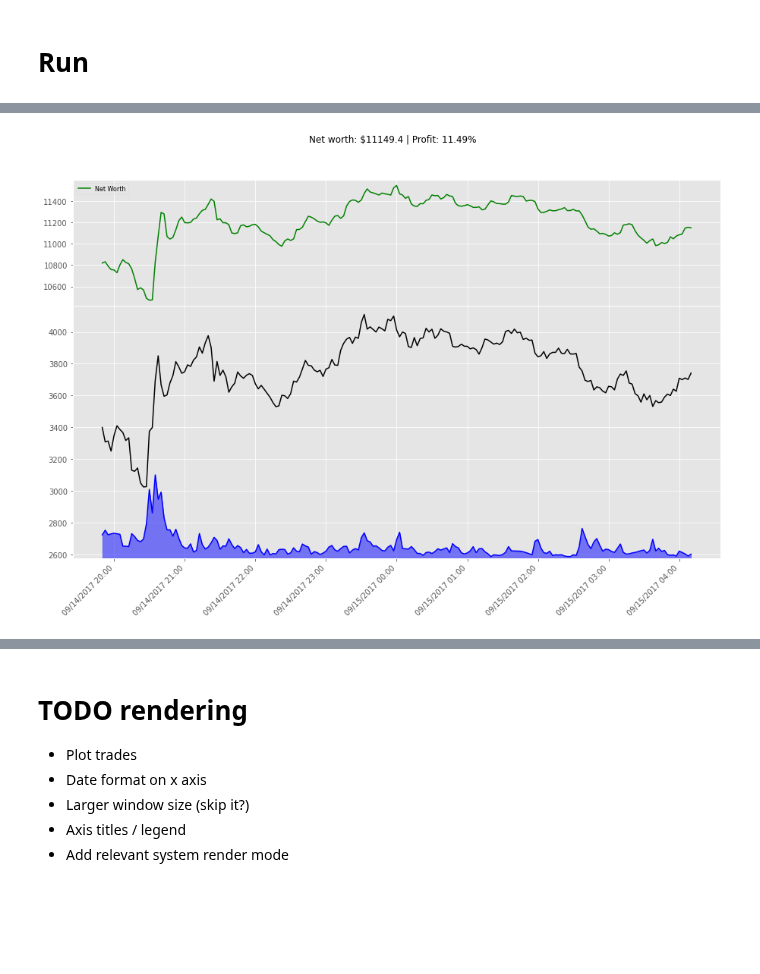
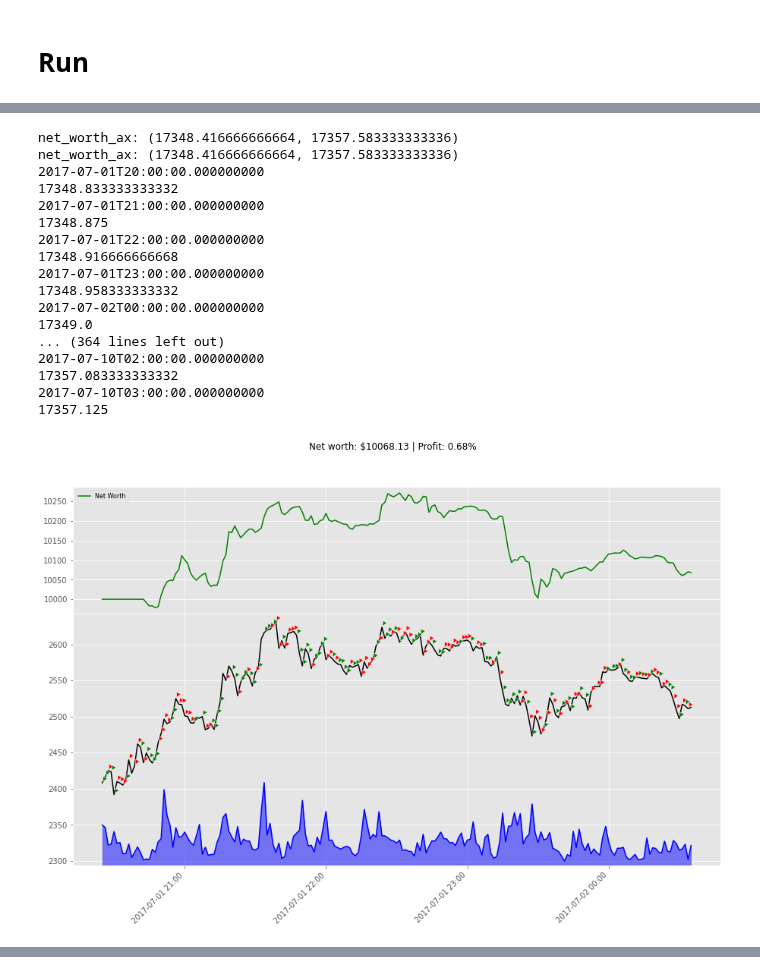
Before and after one commit to perjonasam/dunderbot, a Jupyter notebook: Playground.ipynb, the cells around one changed output, grey strips where cells are left out. Drawn from its saved outputs; the diff is of its cells as text; code cells hidden in the pictures; blank space fills up the shorter version.

Commit message:
Improved perf plot: now plots trades. found mismatch between lines and x-axis

```diff
--- a/Playground.ipynb
+++ b/Playground.ipynb
@@ -55,5 +55,5 @@ If you depend on functionality not listed there, please file an issue.
 %%time
 df = load.load_OHLC_data()
 env = run.preprocess(df=df)
-model = run.train(env=env, total_timesteps=100000)
+model = run.train(env=env, total_timesteps=10000)
 # %% [output]
@@ -77,5 +77,22 @@ Wall time: 5min 2s
 # %%
 %%time
-run.predict(env=env, model=model, total_timesteps=2000, rendermode='human')
+run.predict(env=env, model=model, total_timesteps=200, rendermode='human')
 # %% [output]
+net_worth_ax: (17348.416666666664, 17357.583333333336)
+net_worth_ax: (17348.416666666664, 17357.583333333336)
+2017-07-01T20:00:00.000000000
+17348.833333333332
+2017-07-01T21:00:00.000000000
+17348.875
+2017-07-01T22:00:00.000000000
+17348.916666666668
+2017-07-01T23:00:00.000000000
+17348.958333333332
+2017-07-02T00:00:00.000000000
+17349.0
+... (364 lines left out)
+2017-07-10T02:00:00.000000000
+17357.083333333332
+2017-07-10T03:00:00.000000000
+17357.125
-[figure, old version]
+[figure, new version]
@@ -84,7 +100,0 @@ Wall time: 5.53 s
-# %% [markdown]
-# TODO rendering
-- Plot trades
-- Date format on x axis
-- Larger window size (skip it?)
-- Axis titles / legend
-- Add relevant system render mode
```
Also changed, not shown: parts of 6 cells of this notebook, 2 other files.
